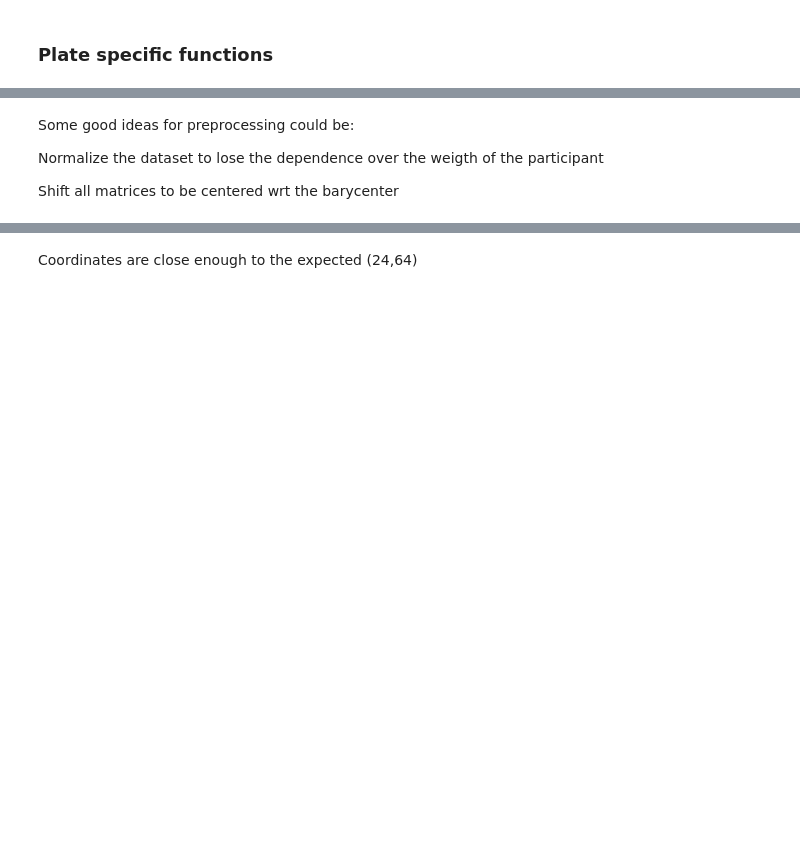
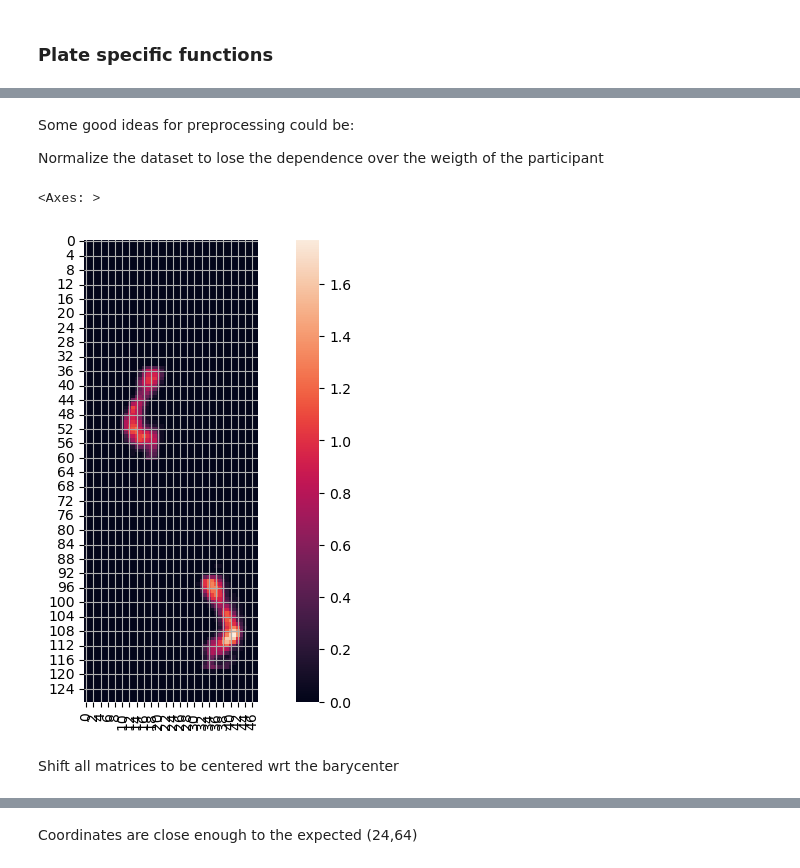
Before and after one commit to lorebarbiero/RNN-Gait-recognition, a Jupyter notebook: Main Notebook.ipynb, the cells around one changed output, grey strips where cells are left out. Cells and saved outputs as stored; diff of their text form; code cells hidden in the pictures; blank space fills up the shorter version.

```diff
--- a/Main Notebook.ipynb
+++ b/Main Notebook.ipynb
@@ -292,6 +316,13 @@ sns.heatmap(b, square= True)
 Some good ideas for preprocessing could be:
 
 Normalize the dataset to lose the dependence over the weigth of the participant
-
-Shift all matrices to be centered wrt the barycenter
+# %%
+b_norm = normalize_data(b)
+#plot
+sns.heatmap(b_norm, square= True)
+# %% [output]
+<Axes: >
+[figure, added]
+# %% [markdown]
+Shift all matrices to be centered wrt the barycenter
 # %%
```
Also changed, not shown: parts of 21 cells of this notebook.
